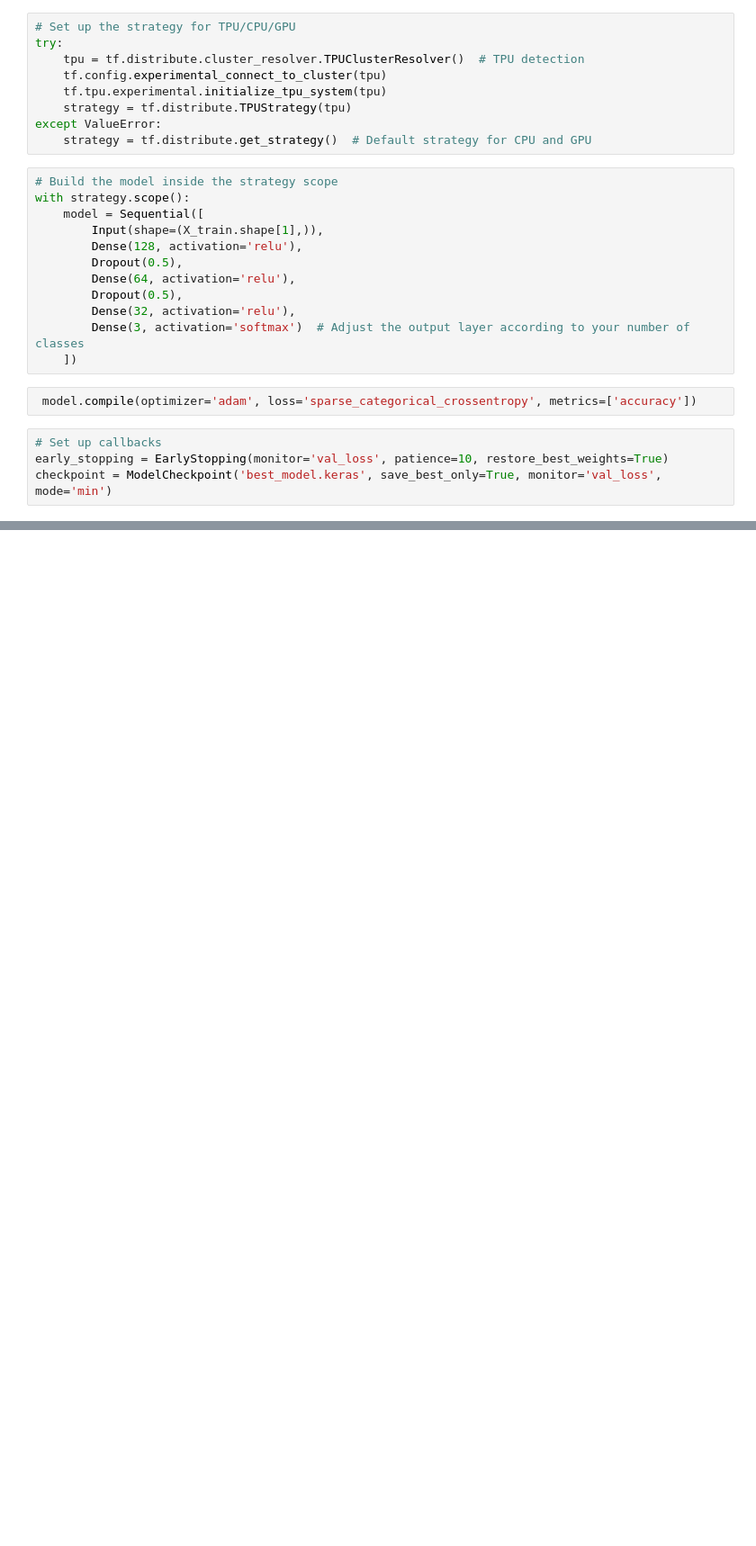
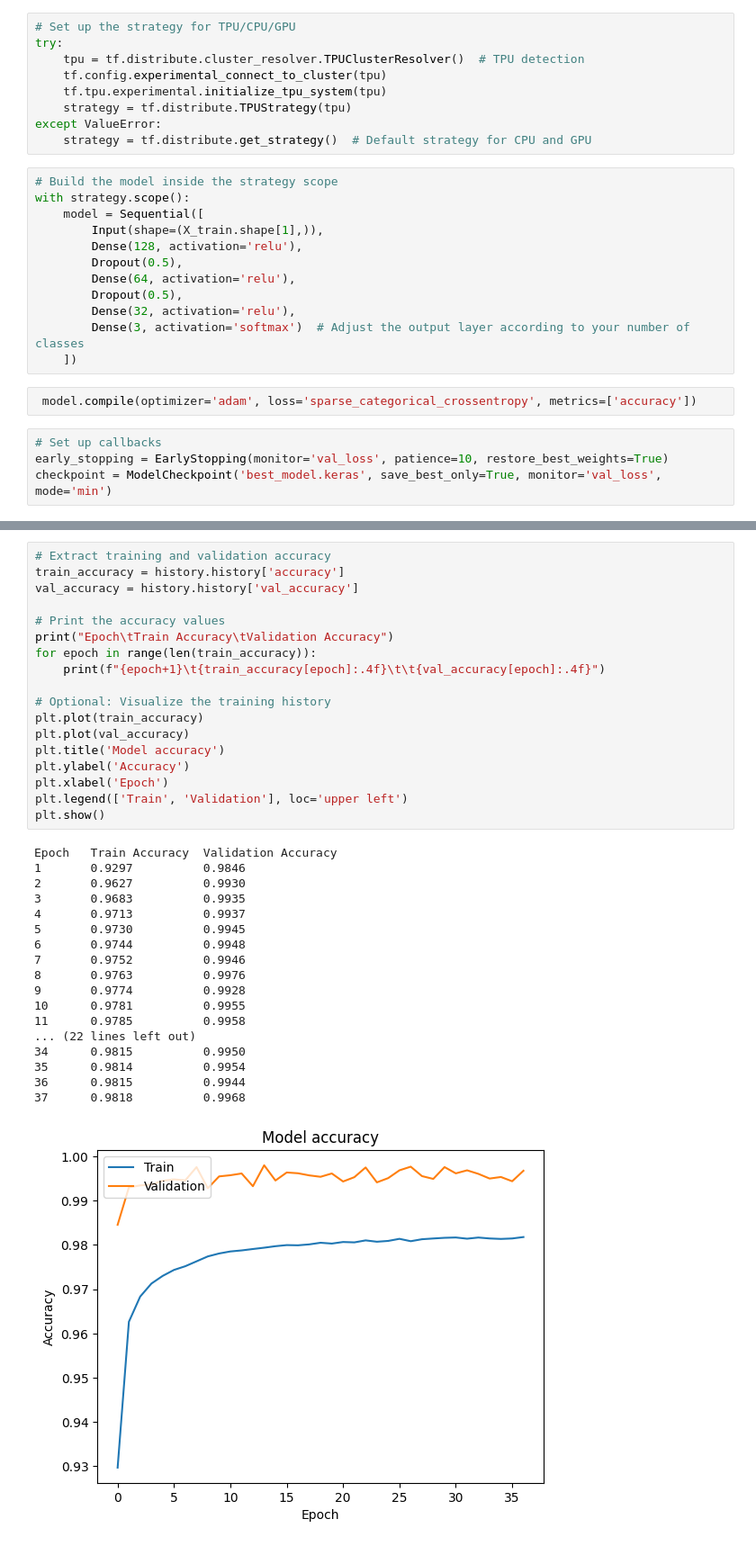
Before and after one commit to HumaSatti/Depression-Detection-By-ML-Deep-Learning-Model, a Jupyter notebook: Nurse_prediction_deep_leraning_model_small_dataset.ipynb, the cells around one changed output, grey strips where cells are left out. Shown at 90% size. Saved outputs shown, nothing was run; the diff lists cells and outputs as text; blank space fills up the shorter version.

```diff
--- a/Nurse_prediction_deep_leraning_model_small_dataset.ipynb
+++ b/Nurse_prediction_deep_leraning_model_small_dataset.ipynb
@@ -270,0 +457,37 @@ plt.show()
+# %%
+# Extract training and validation accuracy
+train_accuracy = history.history['accuracy']
+val_accuracy = history.history['val_accuracy']
+
+# Print the accuracy values
+print("Epoch\tTrain Accuracy\tValidation Accuracy")
+for epoch in range(len(train_accuracy)):
+    print(f"{epoch+1}\t{train_accuracy[epoch]:.4f}\t\t{val_accuracy[epoch]:.4f}")
+
+# Optional: Visualize the training history
+plt.plot(train_accuracy)
+plt.plot(val_accuracy)
+plt.title('Model accuracy')
+plt.ylabel('Accuracy')
+plt.xlabel('Epoch')
+plt.legend(['Train', 'Validation'], loc='upper left')
+plt.show()
+# %% [output]
+Epoch   Train Accuracy  Validation Accuracy
+1       0.9297          0.9846
+2       0.9627          0.9930
+3       0.9683          0.9935
+4       0.9713          0.9937
+5       0.9730          0.9945
+6       0.9744          0.9948
+7       0.9752          0.9946
+8       0.9763          0.9976
+9       0.9774          0.9928
+10      0.9781          0.9955
+11      0.9785          0.9958
+... (22 lines left out)
+34      0.9815          0.9950
+35      0.9814          0.9954
+36      0.9815          0.9944
+37      0.9818          0.9968
+[figure, added]
```
Also changed, not shown: parts of 35 cells of this notebook.
